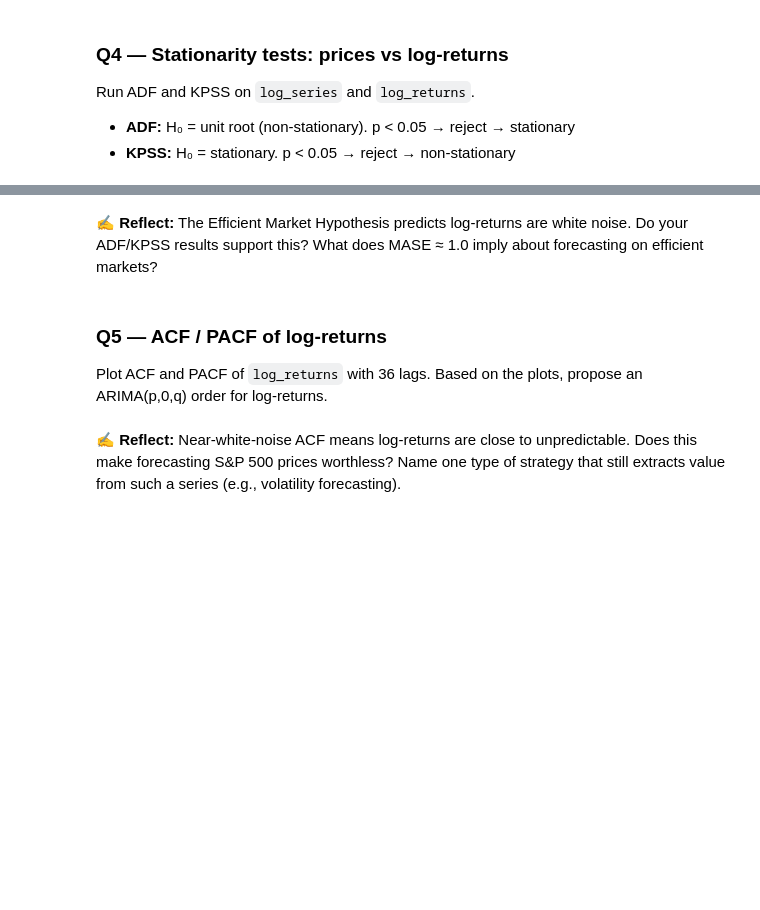
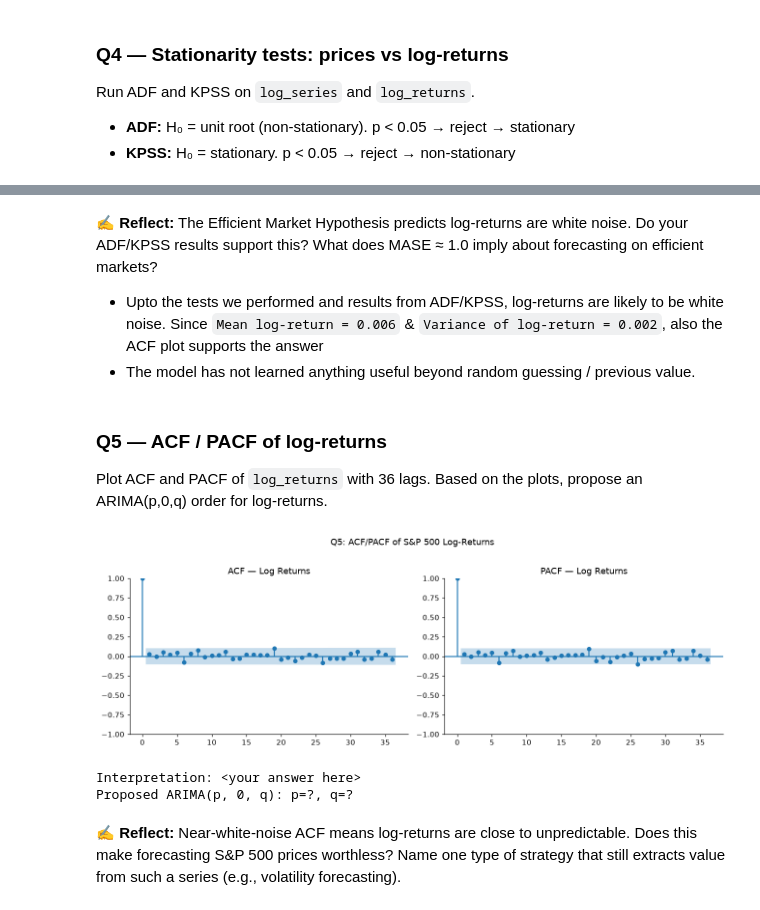
Before and after one commit to CodexAarogya/Fusemachines-Assignments, a Jupyter notebook: Week-8/Assignment/W8_Forecasting_Assignment.ipynb, the cells around one changed output, grey strips where cells are left out. Drawn from its saved outputs; the diff is of its cells as text; code cells hidden in the pictures; blank space fills up the shorter version.

```diff
--- a/Week-8/Assignment/W8_Forecasting_Assignment.ipynb
+++ b/Week-8/Assignment/W8_Forecasting_Assignment.ipynb
@@ -180,5 +298,7 @@ stationarity_report(log_returns, "Log returns")
 # %% [markdown]
 ✍ **Reflect:** The Efficient Market Hypothesis predicts log-returns are white noise. Do your ADF/KPSS results support this? What does MASE ≈ 1.0 imply about forecasting on efficient markets?
+- Upto the tests we performed and results from ADF/KPSS, log-returns are likely to be white noise. Since `Mean log-return = 0.006` & `Variance of log-return = 0.002`, also the ACF plot supports the answer
+- The model has not learned anything useful beyond random guessing / previous value.
 # %% [markdown]
 ### Q5 — ACF / PACF of log-returns
 
@@ -186,16 +306,20 @@ Plot ACF and PACF of `log_returns` with 36 lags.
 Based on the plots, propose an ARIMA(p,0,q) order for log-returns.
 # %%
 # Q5 ──────────────────────────────────────────────────────────────────────────
-series_for_acf = None   # series to analyse — log-returns computed in Q4
+series_for_acf = log_returns   # series to analyse — log-returns computed in Q4
 
 fig, axes = plt.subplots(1, 2, figsize=(12, 4))
 plot_acf( series_for_acf, lags=36, ax=axes[0], title='ACF — Log Returns')
 plot_pacf(series_for_acf, lags=36, ax=axes[1], title='PACF — Log Returns', method='ywm')
 plt.suptitle("Q5: ACF/PACF of S&P 500 Log-Returns", y=1.02)
 plt.tight_layout(); plt.show()
 
 print("Interpretation: <your answer here>")
 print("Proposed ARIMA(p, 0, q): p=?, q=?")
+# %% [output]
+[figure, added]
+Interpretation: <your answer here>
+Proposed ARIMA(p, 0, q): p=?, q=?
 # %% [markdown]
 ✍ **Reflect:** Near-white-noise ACF means log-returns are close to unpredictable. Does this make forecasting S&P 500 prices worthless? Name one type of strategy that still extracts value from such a series (e.g., volatility forecasting).
 # %% [markdown]
```
Also changed, not shown: parts of 20 cells of this notebook.
